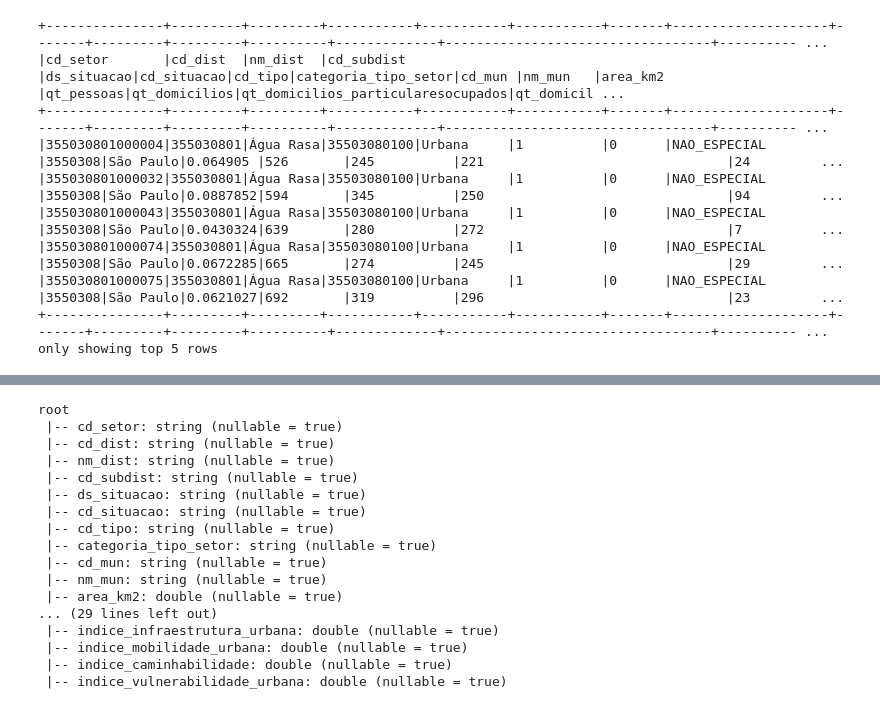
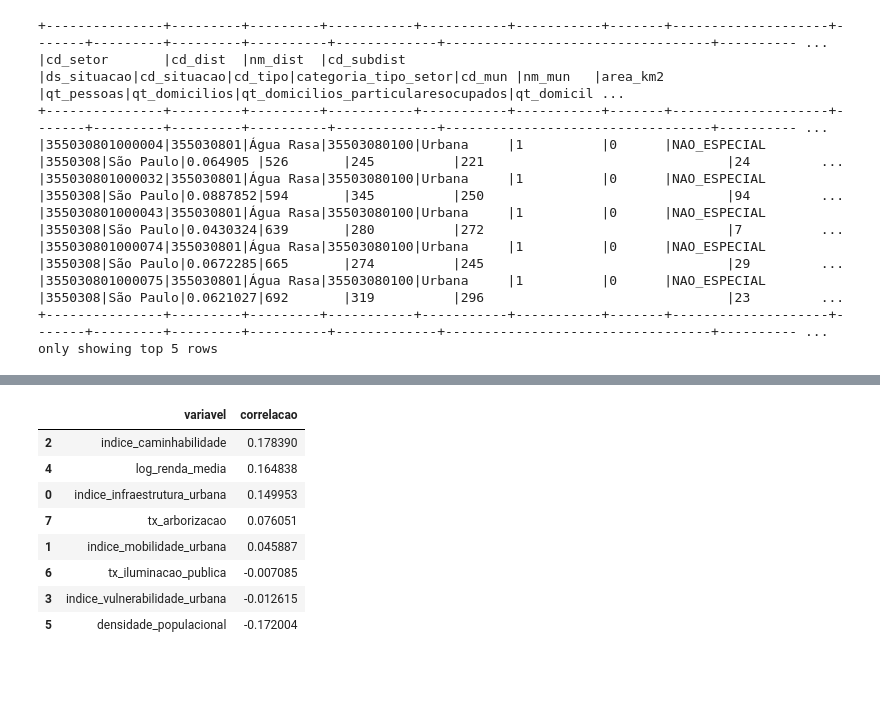
Before and after one commit to W3lps/tcc_univesp, a Jupyter notebook: notebooks/04_correlacoes.ipynb, the cells around one changed output, grey strips where cells are left out. Cells and saved outputs as stored; diff of their text form; code cells hidden in the pictures; blank space fills up the shorter version.

```diff
--- a/notebooks/04_correlacoes.ipynb
+++ b/notebooks/04_correlacoes.ipynb
@@ -220,20 +194,58 @@ plt.show()
 # %%
-df_censo.printSchema()
+variaveis_principais = [
+    "indice_infraestrutura_urbana",
+    "indice_mobilidade_urbana",
+    "indice_caminhabilidade",
+    "indice_vulnerabilidade_urbana",
+    "log_renda_media",
+    "densidade_populacional",
+    "tx_iluminacao_publica",
+    "tx_arborizacao"
+]
+
+resultado = []
+
+for var in variaveis_principais:
+
+    corr = (
+        df_analise_correlacao
+        .select(
+            F.corr(
+                var,
+                "tx_crimes_1000_hab"
+            ).alias("corr")
+        )
+        .first()["corr"]
+    )
+
+    resultado.append(
+        (var, corr)
+    )
+
+pdf_corr_principal = pd.DataFrame(
+    resultado,
+    columns=[
+        "variavel",
+        "correlacao"
+    ]
+)
+
+pdf_corr_principal = (
+    pdf_corr_principal
+    .sort_values(
+        "correlacao",
+        ascending=False
+    )
+)
+
+pdf_corr_principal
 # %% [output]
-root
- |-- cd_setor: string (nullable = true)
- |-- cd_dist: string (nullable = true)
- |-- nm_dist: string (nullable = true)
- |-- cd_subdist: string (nullable = true)
- |-- ds_situacao: string (nullable = true)
- |-- cd_situacao: string (nullable = true)
- |-- cd_tipo: string (nullable = true)
- |-- categoria_tipo_setor: string (nullable = true)
- |-- cd_mun: string (nullable = true)
- |-- nm_mun: string (nullable = true)
- |-- area_km2: double (nullable = true)
-... (29 lines left out)
- |-- indice_infraestrutura_urbana: double (nullable = true)
- |-- indice_mobilidade_urbana: double (nullable = true)
- |-- indice_caminhabilidade: double (nullable = true)
- |-- indice_vulnerabilidade_urbana: double (nullable = true)
+|  | variavel | correlacao |
+| 2 | indice_caminhabilidade | 0.178390 |
+| 4 | log_renda_media | 0.164838 |
+| 0 | indice_infraestrutura_urbana | 0.149953 |
+| 7 | tx_arborizacao | 0.076051 |
+| 1 | indice_mobilidade_urbana | 0.045887 |
+| 6 | tx_iluminacao_publica | -0.007085 |
+| 3 | indice_vulnerabilidade_urbana | -0.012615 |
+| 5 | densidade_populacional | -0.172004 |
```
Also changed, not shown: parts of 25 cells of this notebook, 1 other file.
